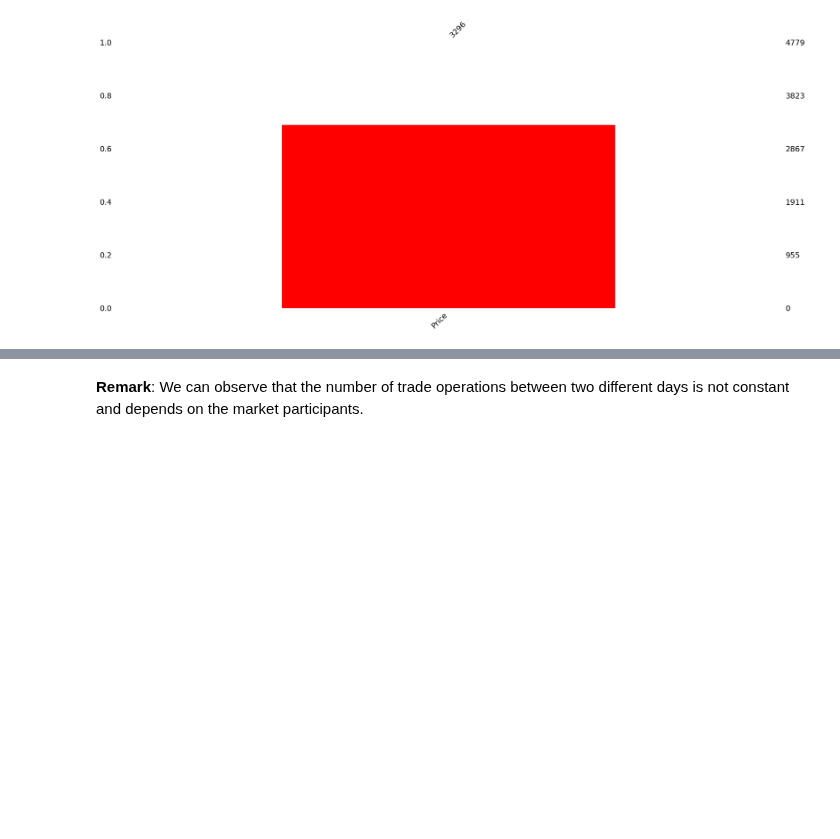
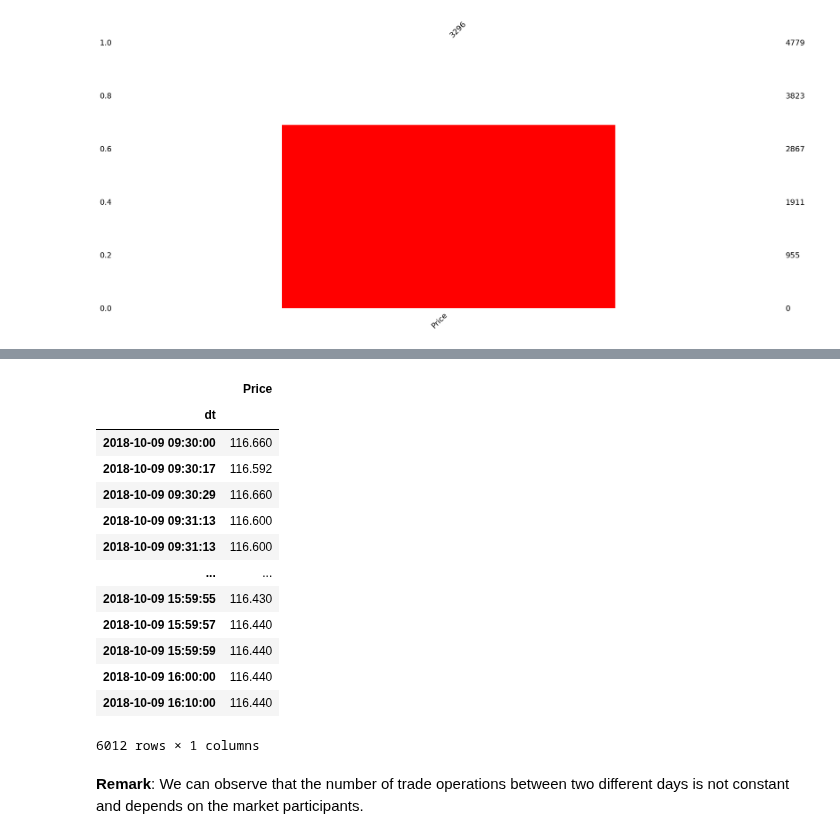
Before and after one commit to lcsrodriguez/HFT-IntradayVol-Estimation, a Jupyter notebook: main.ipynb, the cells around one changed output, grey strips where cells are left out. Cells and saved outputs as stored; diff of their text form; code cells hidden in the pictures; blank space fills up the shorter version.

```diff
--- a/main.ipynb
+++ b/main.ipynb
@@ -136 +139,24 @@ data = df[start_dt : end_dt]
+# %%
+def get_price_process(day: str = "2018-10-08", process_type: str = "std") -> pd.DataFrame:
+    """
+    Function returning the price process for the given day, with the given process type
+    - std = standard (without any transformation)
+    - log = log-price process is returned
+    """
+    if process_type not in ["std", "log"]:
+        raise Exception("The given process parameter is not correct.")
+
+    start_dt, end_dt = get_boundaries_datetimes(day)
+    assert start_dt != end_dt
+
+    if process_type == "std":
+        data = df[start_dt : end_dt]
+    else:
+        data = df_log[start_dt : end_dt]
+
+    nb_data = len(data)
+
+    if nb_data == 0:
+        raise Exception("This day does not contain any trade operations.")
+    return data
 # %%
@@ -175,3 +203,20 @@ plot_price("2019-11-08")
+# %%
+get_price_process("2018-10-09")
+# %% [output]
+|  | Price |
+| dt |  |
+| 2018-10-09 09:30:00 | 116.660 |
+| 2018-10-09 09:30:17 | 116.592 |
+| 2018-10-09 09:30:29 | 116.660 |
+| 2018-10-09 09:31:13 | 116.600 |
+| 2018-10-09 09:31:13 | 116.600 |
+| ... | ... |
+| 2018-10-09 15:59:55 | 116.430 |
+| 2018-10-09 15:59:57 | 116.440 |
+| 2018-10-09 15:59:59 | 116.440 |
+| 2018-10-09 16:00:00 | 116.440 |
+| 2018-10-09 16:10:00 | 116.440 |
+6012 rows × 1 columns
 # %% [markdown]
 **Remark**: We can observe that the number of trade operations between two different days is not constant and depends on the market participants.
 # %% [markdown]
```
Also changed, not shown: parts of 12 cells of this notebook.
